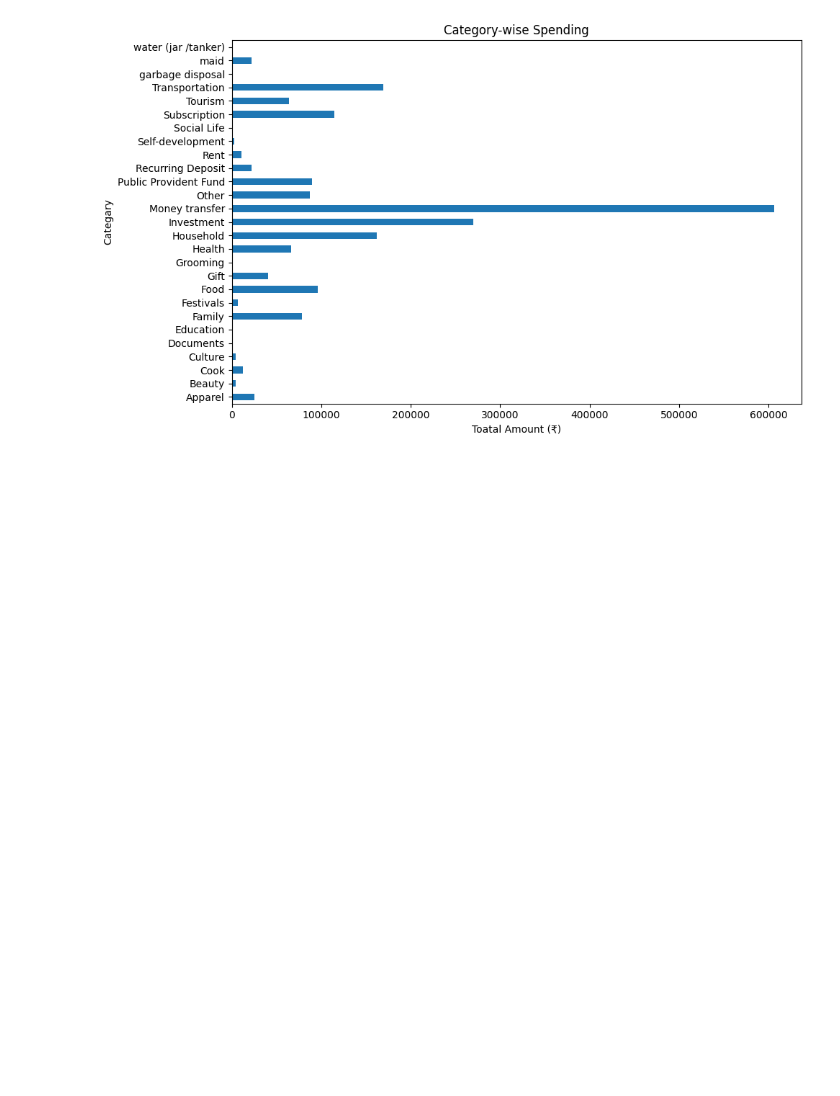
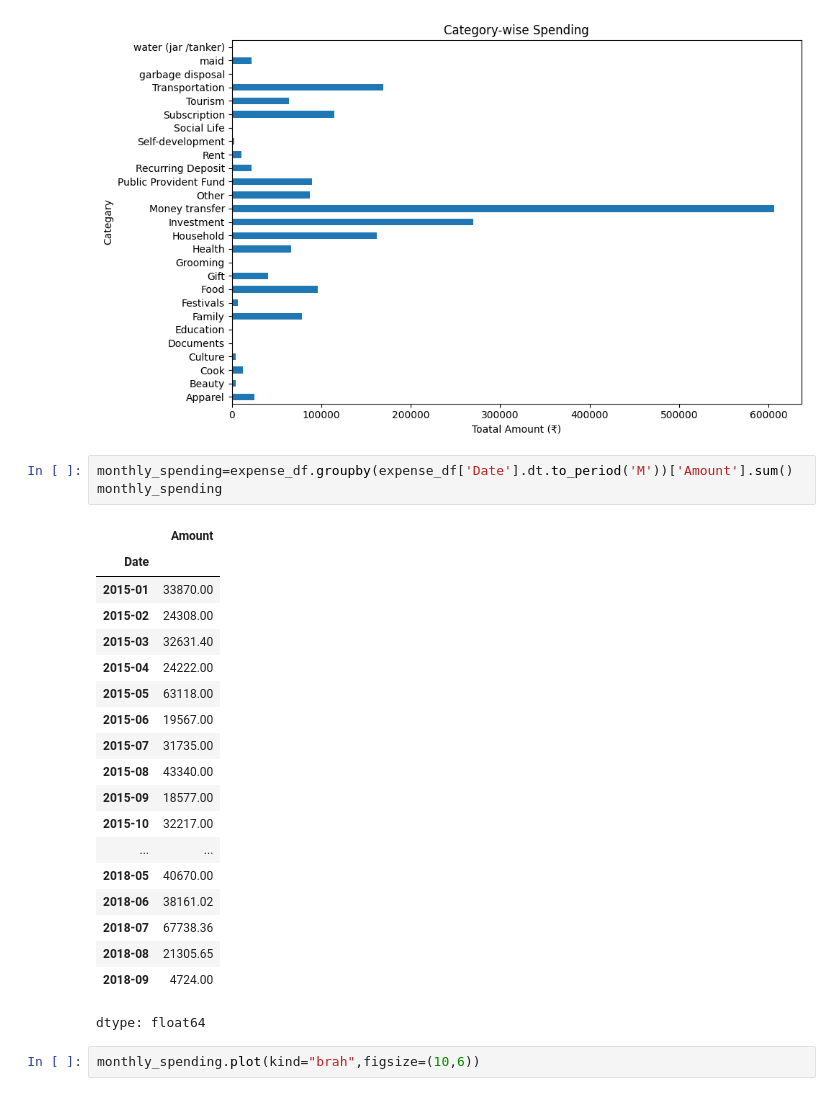
Before and after one commit to kailashchaudhary-p/Daily-Expense-Analyzer, a Jupyter notebook: Daily_Expense_Analyzer.ipynb, the cells around one changed output. Saved outputs shown, nothing was run; the diff lists cells and outputs as text; blank space fills up the shorter version.

```diff
--- a/Daily_Expense_Analyzer.ipynb
+++ b/Daily_Expense_Analyzer.ipynb
@@ -503,3 +503,28 @@ plt.tight_layout()
 plt.show()
 # %% [output]
 [figure]
+# %%
+monthly_spending=expense_df.groupby(expense_df['Date'].dt.to_period('M'))['Amount'].sum()
+monthly_spending
+# %% [output]
+|  | Amount |
+| Date |  |
+| 2015-01 | 33870.00 |
+| 2015-02 | 24308.00 |
+| 2015-03 | 32631.40 |
+| 2015-04 | 24222.00 |
+| 2015-05 | 63118.00 |
+| 2015-06 | 19567.00 |
+| 2015-07 | 31735.00 |
+| 2015-08 | 43340.00 |
+| 2015-09 | 18577.00 |
+| 2015-10 | 32217.00 |
+| ... | ... |
+| 2018-05 | 40670.00 |
+| 2018-06 | 38161.02 |
+| 2018-07 | 67738.36 |
+| 2018-08 | 21305.65 |
+| 2018-09 | 4724.00 |
+dtype: float64
+# %%
+monthly_spending.plot(kind="brah",figsize=(10,6))
```
